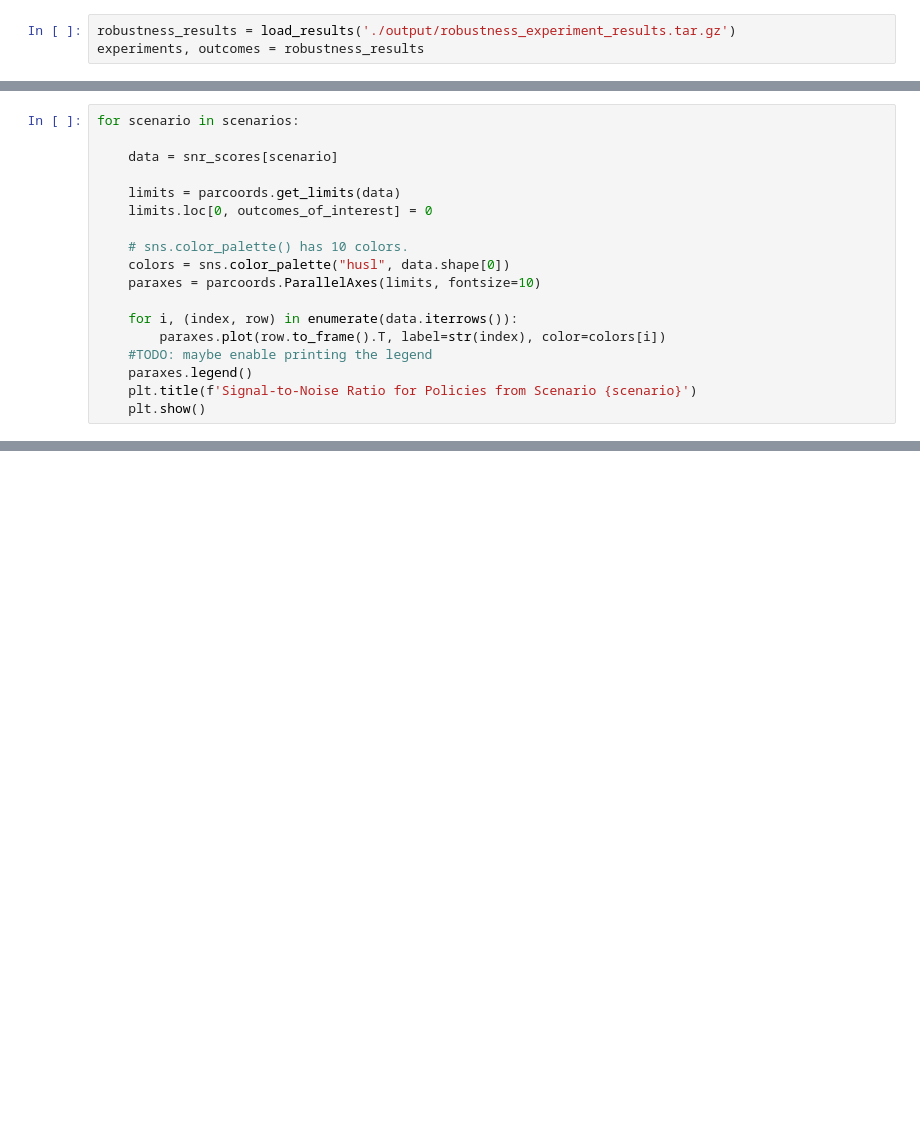
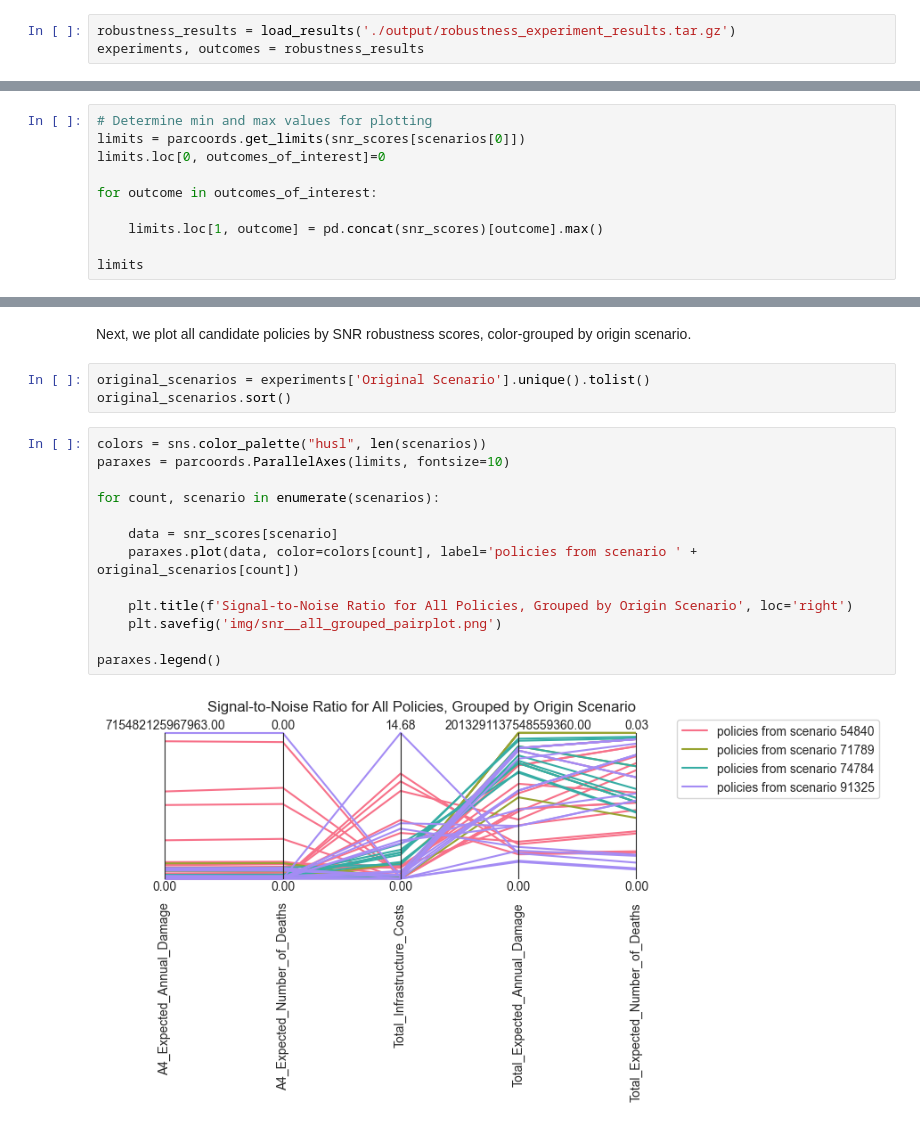
Before and after one commit to ghsher/epa1361_group15, a Jupyter notebook: final assignment/Policy Robustness.ipynb, the cells around one changed output, grey strips where cells are left out. Saved outputs shown, nothing was run; the diff lists cells and outputs as text; blank space fills up the shorter version.

Commit message:
robustness notebook and img's.

```diff
--- a/final assignment/Policy Robustness.ipynb
+++ b/final assignment/Policy Robustness.ipynb
@@ -85,18 +50,0 @@ snr_scores[scenarios[0]].head(3)
-# %%
-for scenario in scenarios:
-
-    data = snr_scores[scenario]
-
-    limits = parcoords.get_limits(data)
-    limits.loc[0, outcomes_of_interest] = 0
-
-    # sns.color_palette() has 10 colors.
-    colors = sns.color_palette("husl", data.shape[0])
-    paraxes = parcoords.ParallelAxes(limits, fontsize=10)
-
-    for i, (index, row) in enumerate(data.iterrows()):
-        paraxes.plot(row.to_frame().T, label=str(index), color=colors[i])
-    #TODO: maybe enable printing the legend
-    paraxes.legend()
-    plt.title(f'Signal-to-Noise Ratio for Policies from Scenario {scenario}')
-    plt.show()
@@ -223,0 +129,10 @@ for scenario in scenarios:
+# %%
+# Determine min and max values for plotting
+limits = parcoords.get_limits(snr_scores[scenarios[0]])
+limits.loc[0, outcomes_of_interest]=0
+
+for outcome in outcomes_of_interest:
+
+    limits.loc[1, outcome] = pd.concat(snr_scores)[outcome].max()
+
+limits
@@ -223,0 +143,20 @@ for scenario in scenarios:
+# %% [markdown]
+Next, we plot all candidate policies by SNR robustness scores, color-grouped by origin scenario.
+# %%
+original_scenarios = experiments['Original Scenario'].unique().tolist()
+original_scenarios.sort()
+# %%
+colors = sns.color_palette("husl", len(scenarios))
+paraxes = parcoords.ParallelAxes(limits, fontsize=10)
+
+for count, scenario in enumerate(scenarios):
+
+    data = snr_scores[scenario]
+    paraxes.plot(data, color=colors[count], label='policies from scenario ' + original_scenarios[count])
+
+    plt.title(f'Signal-to-Noise Ratio for All Policies, Grouped by Origin Scenario', loc='right')
+    plt.savefig('img/snr__all_grouped_pairplot.png')
+
+paraxes.legend()
+# %% [output]
+[figure, added]
```
Also changed, not shown: parts of 70 cells of this notebook, 24 other files.
